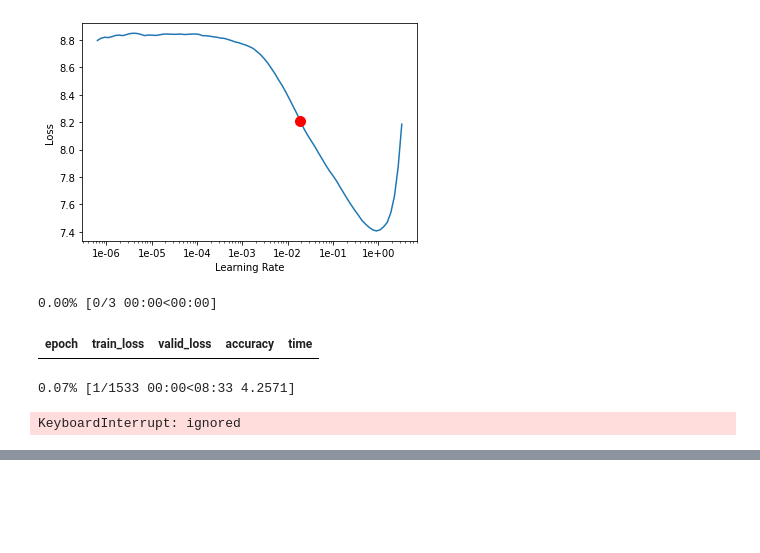
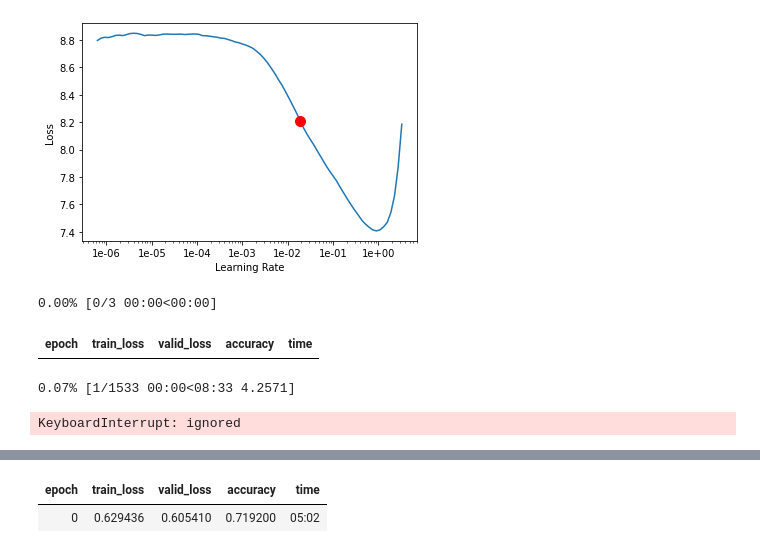
Before and after one commit to imceballos/udd_homeworks, a Jupyter notebook: Tarea2_MLAplicado.ipynb, the cells around one changed output, grey strips where cells are left out. Saved outputs shown, nothing was run; the diff lists cells and outputs as text; code cells hidden in the pictures; blank space fills up the shorter version.

```diff
--- a/Tarea2_MLAplicado.ipynb
+++ b/Tarea2_MLAplicado.ipynb
@@ -457,0 +477,6 @@ dls_blk_part2 = DataBlock(blocks = (TextBlock.from_df(text_cols = "review_body",
+# %%
+learn_clf_part2.unfreeze()
+learn_clf_part2.fit_one_cycle(1, 5e-4)
+# %% [output]
+| epoch | train_loss | valid_loss | accuracy | time |
+| 0 | 0.629436 | 0.605410 | 0.719200 | 05:02 |
```
Also changed, not shown: parts of 29 cells of this notebook.
